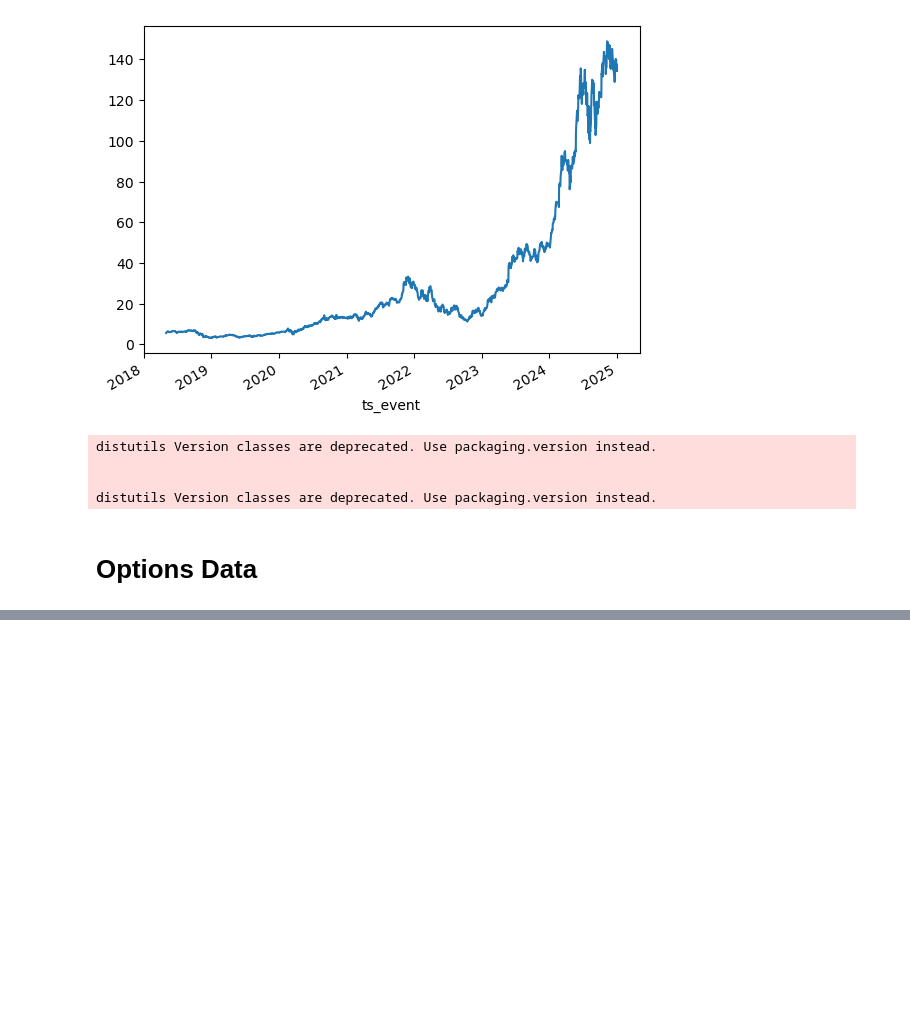
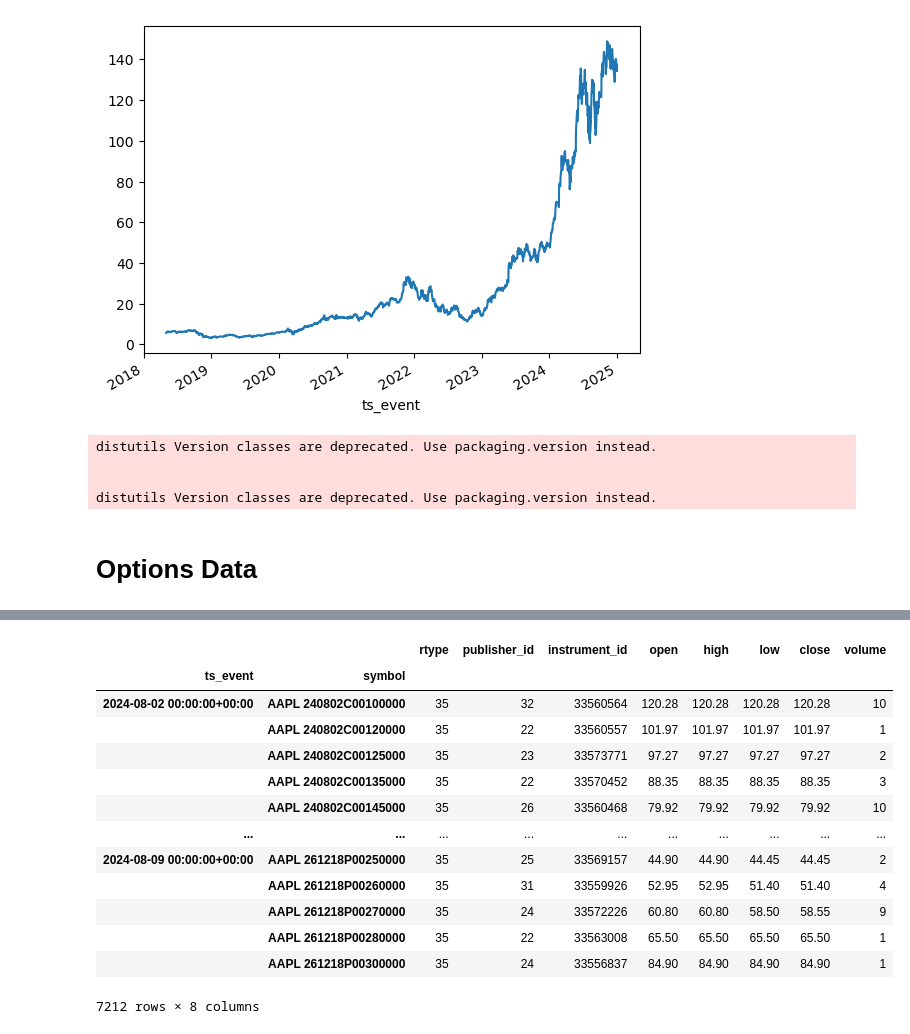
Before and after one commit to the-salty-austin/2025-iaqf-mafn, a Jupyter notebook: austin/download.ipynb, the cells around one changed output, grey strips where cells are left out. Cells and saved outputs as stored; diff of their text form; code cells hidden in the pictures; blank space fills up the shorter version.

```diff
--- a/austin/download.ipynb
+++ b/austin/download.ipynb
@@ -532,0 +540,5 @@ distutils Version classes are deprecated. Use packaging.version instead.
+# %%
+publishers = client.metadata.list_publishers()
+# %%
+df = pd.DataFrame(publishers)
+df.to_csv(os.path.join(DATA_ROOT, "databento", "list_publishers.csv"))
@@ -532,0 +549,24 @@ distutils Version classes are deprecated. Use packaging.version instead.
+# %%
+for symbol in ['AMZN', 'GOOG', 'META', 'NVDA', 'TSLA', 'MSFT']:
+    data = client.timeseries.get_range(
+        dataset="OPRA.PILLAR",
+        schema="ohlcv-1d",
+        stype_in="parent",
+        symbols=["AAPL.OPT"],
+        start="2023-03-28T00:00",
+        end="2025-01-30T00:00"
+    )
+
+    df = data.to_df()
+
+    pattern = r'([A-Z]+)  (\d{6})([PC])(\d+)'
+    df[['symbol_base', 'expiry_date', 'type', 'strike']] = df['symbol'].str.extract(pattern)
+
+    df['expiry_date'] = pd.to_datetime("20" + df['expiry_date'], format='%Y%m%d', utc=True)
+
+    df['strike'] = df['strike'].str[:5] + '.' + df['strike'].str[5:]
+    df['strike'] = df['strike'].astype(float)
+
+    df = df.drop(columns=['symbol'])
+
+    df.to_csv(os.path.join(DATA_ROOT, "databento", f"{symbol}-options-ohlcv-1d.csv"))
@@ -532,0 +584,8 @@ distutils Version classes are deprecated. Use packaging.version instead.
+# %%
+pattern = r'([A-Z]+)  (\d{6})([PC])(\d+)'
+df[['symbol_base', 'expiry_date', 'type', 'strike']] = df['symbol'].str.extract(pattern)
+
+df['expiry_date'] = pd.to_datetime("20" + df['expiry_date'], format='%Y%m%d', utc=True)
+
+df['strike'] = df['strike'].str[:5] + '.' + df['strike'].str[5:]
+df['strike'] = df['strike'].astype(float)
@@ -532,0 +628,17 @@ distutils Version classes are deprecated. Use packaging.version instead.
+# %%
+df.groupby([df.index, 'symbol']).first() # can use first because only one symbol row per one index
+# %% [output]
+|  |  | rtype | publisher_id | instrument_id | open | high | low | close | volume |
+| ts_event | symbol |  |  |  |  |  |  |  |  |
+| 2024-08-02 00:00:00+00:00 | AAPL 240802C00100000 | 35 | 32 | 33560564 | 120.28 | 120.28 | 120.28 | 120.28 | 10 |
+|  | AAPL 240802C00120000 | 35 | 22 | 33560557 | 101.97 | 101.97 | 101.97 | 101.97 | 1 |
+|  | AAPL 240802C00125000 | 35 | 23 | 33573771 | 97.27 | 97.27 | 97.27 | 97.27 | 2 |
+|  | AAPL 240802C00135000 | 35 | 22 | 33570452 | 88.35 | 88.35 | 88.35 | 88.35 | 3 |
+|  | AAPL 240802C00145000 | 35 | 26 | 33560468 | 79.92 | 79.92 | 79.92 | 79.92 | 10 |
+| ... | ... | ... | ... | ... | ... | ... | ... | ... | ... |
+| 2024-08-09 00:00:00+00:00 | AAPL 261218P00250000 | 35 | 25 | 33569157 | 44.90 | 44.90 | 44.45 | 44.45 | 2 |
+|  | AAPL 261218P00260000 | 35 | 31 | 33559926 | 52.95 | 52.95 | 51.40 | 51.40 | 4 |
+|  | AAPL 261218P00270000 | 35 | 24 | 33572226 | 60.80 | 60.80 | 58.50 | 58.55 | 9 |
+|  | AAPL 261218P00280000 | 35 | 22 | 33563008 | 65.50 | 65.50 | 65.50 | 65.50 | 1 |
+|  | AAPL 261218P00300000 | 35 | 24 | 33556837 | 84.90 | 84.90 | 84.90 | 84.90 | 1 |
+7212 rows × 8 columns
```
Also changed, not shown: parts of 16 cells of this notebook, 2 other files.
